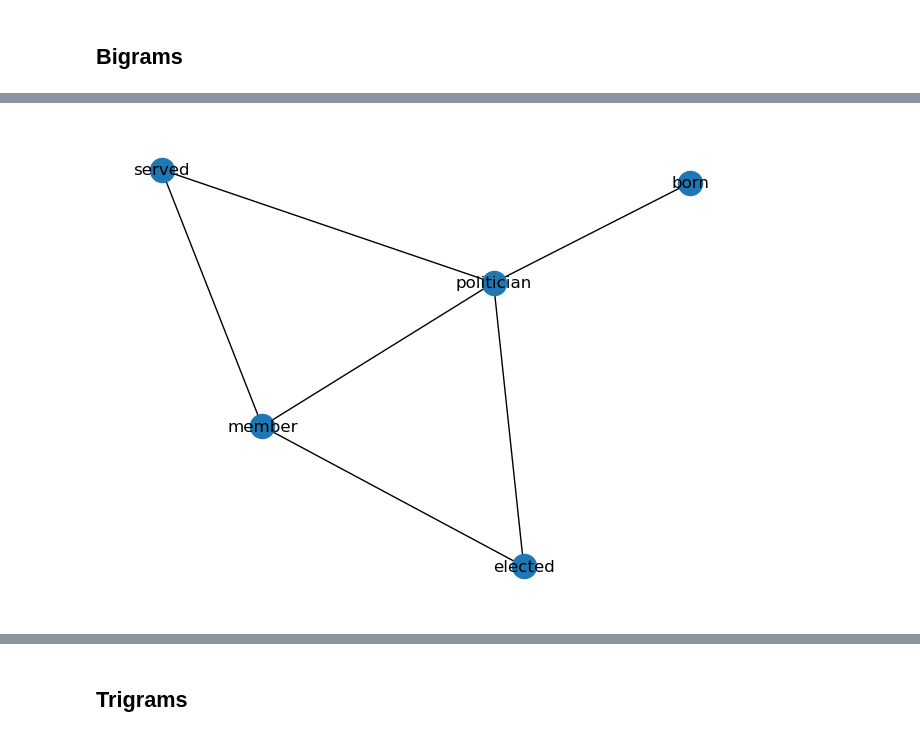
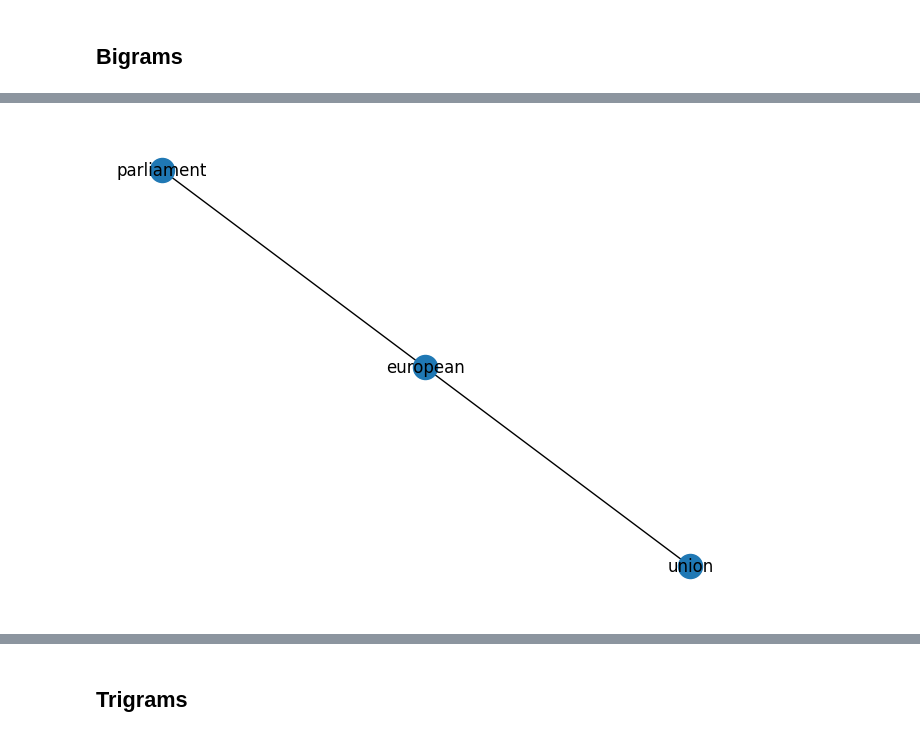
Before and after one commit to darkdonna/wiki_nlp, a Jupyter notebook: Western Europe Wiki/WE Wiki - NoGeo.ipynb, the cells around one changed output, grey strips where cells are left out. Drawn from its saved outputs; the diff is of its cells as text; code cells hidden in the pictures.

```diff
--- a/Western Europe Wiki/WE Wiki - NoGeo.ipynb
+++ b/Western Europe Wiki/WE Wiki - NoGeo.ipynb
@@ -288,13 +337,13 @@ def get_nodes_and_nbrs(G, nodes_of_interest):
     return G.subgraph(nodes_to_draw)
 # %%
 # Extract the subgraph with the nodes of interest: T_draw
-T_draw = get_nodes_and_nbrs(G, ['politician'])
+T_draw = get_nodes_and_nbrs(G, ['european'])
 
 # Draw the subgraph to the screen
 nx.draw(T_draw, with_labels=True)
 plt.show()
 # %% [output]
-[figure, old version]
+[figure, new version]
 # %%
 # Or as a list
 list(G.adj['politician'])
```
Also changed, not shown: parts of 19 cells of this notebook, 5 other files.
